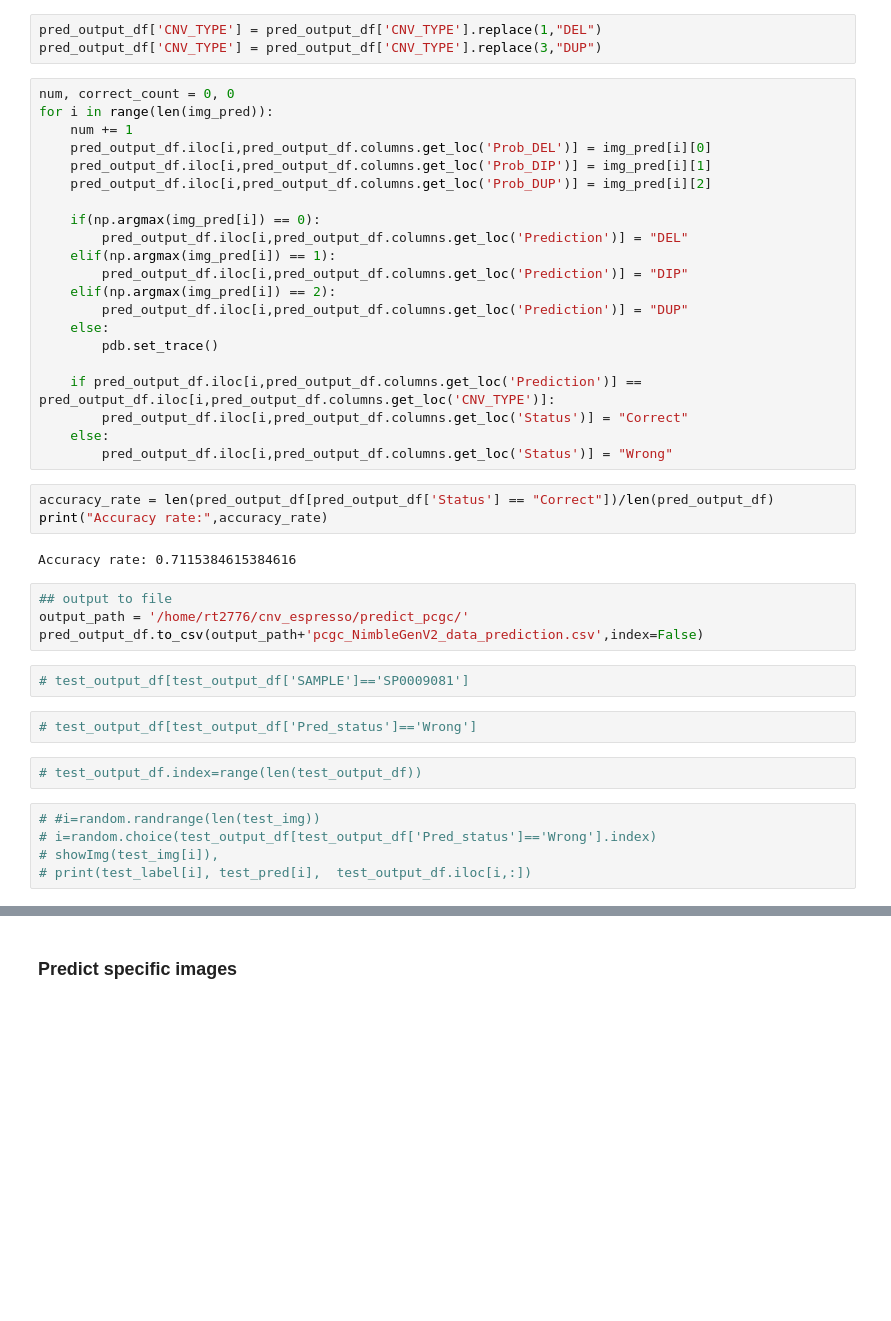
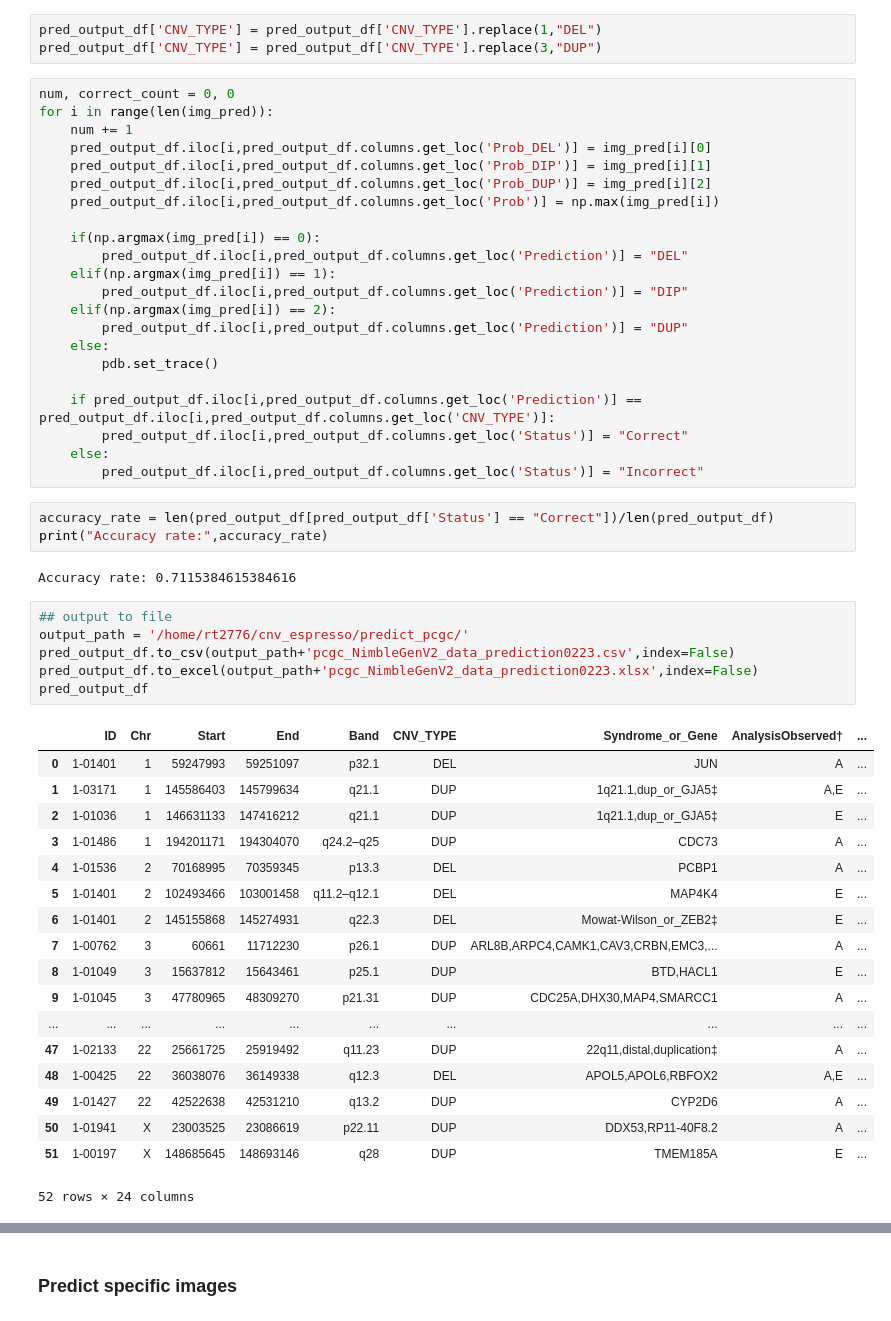
Before and after one commit to ShenLab/CNV-Espresso, a Jupyter notebook: src/prediction.ipynb, the cells around one changed output, grey strips where cells are left out. Saved outputs shown, nothing was run; the diff lists cells and outputs as text; blank space fills up the shorter version.

```diff
--- a/src/prediction.ipynb
+++ b/src/prediction.ipynb
@@ -357,6 +236,7 @@ for i in range(len(img_pred)):
     pred_output_df.iloc[i,pred_output_df.columns.get_loc('Prob_DEL')] = img_pred[i][0]
     pred_output_df.iloc[i,pred_output_df.columns.get_loc('Prob_DIP')] = img_pred[i][1]
     pred_output_df.iloc[i,pred_output_df.columns.get_loc('Prob_DUP')] = img_pred[i][2]
+    pred_output_df.iloc[i,pred_output_df.columns.get_loc('Prob')] = np.max(img_pred[i])
 
     if(np.argmax(img_pred[i]) == 0):
         pred_output_df.iloc[i,pred_output_df.columns.get_loc('Prediction')] = "DEL"
@@ -370,7 +250,7 @@ for i in range(len(img_pred)):
     if pred_output_df.iloc[i,pred_output_df.columns.get_loc('Prediction')] == pred_output_df.iloc[i,pred_output_df.columns.get_loc('CNV_TYPE')]:
         pred_output_df.iloc[i,pred_output_df.columns.get_loc('Status')] = "Correct"
     else:
-        pred_output_df.iloc[i,pred_output_df.columns.get_loc('Status')] = "Wrong"
+        pred_output_df.iloc[i,pred_output_df.columns.get_loc('Status')] = "Incorrect"
 # %%
 accuracy_rate = len(pred_output_df[pred_output_df['Status'] == "Correct"])/len(pred_output_df)
 print("Accuracy rate:",accuracy_rate)
@@ -379,15 +259,25 @@ Accuracy rate: 0.7115384615384616
 # %%
 ## output to file
 output_path = '/home/rt2776/cnv_espresso/predict_pcgc/'
-pred_output_df.to_csv(output_path+'pcgc_NimbleGenV2_data_prediction.csv',index=False)
+pred_output_df.to_csv(output_path+'pcgc_NimbleGenV2_data_prediction0223.csv',index=False)
+pred_output_df.to_excel(output_path+'pcgc_NimbleGenV2_data_prediction0223.xlsx',index=False)
+pred_output_df
+# %% [output]
+|  | ID | Chr | Start | End | Band | CNV_TYPE | Syndrome_or_Gene | AnalysisObserved† | ... |
+| 0 | 1-01401 | 1 | 59247993 | 59251097 | p32.1 | DEL | JUN | A | ... |
+| 1 | 1-03171 | 1 | 145586403 | 145799634 | q21.1 | DUP | 1q21.1,dup_or_GJA5‡ | A,E | ... |
+| 2 | 1-01036 | 1 | 146631133 | 147416212 | q21.1 | DUP | 1q21.1,dup_or_GJA5‡ | E | ... |
+| 3 | 1-01486 | 1 | 194201171 | 194304070 | q24.2–q25 | DUP | CDC73 | A | ... |
+| 4 | 1-01536 | 2 | 70168995 | 70359345 | p13.3 | DEL | PCBP1 | A | ... |
+| 5 | 1-01401 | 2 | 102493466 | 103001458 | q11.2–q12.1 | DEL | MAP4K4 | E | ... |
+| 6 | 1-01401 | 2 | 145155868 | 145274931 | q22.3 | DEL | Mowat-Wilson_or_ZEB2‡ | E | ... |
+| 7 | 1-00762 | 3 | 60661 | 11712230 | p26.1 | DUP | ARL8B,ARPC4,CAMK1,CAV3,CRBN,EMC3,... | A | ... |
+| 8 | 1-01049 | 3 | 15637812 | 15643461 | p25.1 | DUP | BTD,HACL1 | E | ... |
+| 9 | 1-01045 | 3 | 47780965 | 48309270 | p21.31 | DUP | CDC25A,DHX30,MAP4,SMARCC1 | A | ... |
+| ... | ... | ... | ... | ... | ... | ... | ... | ... | ... |
+| 47 | 1-02133 | 22 | 25661725 | 25919492 | q11.23 | DUP | 22q11,distal,duplication‡ | A | ... |
+| 48 | 1-00425 | 22 | 36038076 | 36149338 | q12.3 | DEL | APOL5,APOL6,RBFOX2 | A,E | ... |
+| 49 | 1-01427 | 22 | 42522638 | 42531210 | q13.2 | DUP | CYP2D6 | A | ... |
+| 50 | 1-01941 | X | 23003525 | 23086619 | p22.11 | DUP | DDX53,RP11-40F8.2 | A | ... |
+| 51 | 1-00197 | X | 148685645 | 148693146 | q28 | DUP | TMEM185A | E | ... |
+52 rows × 24 columns
-# %%
-# test_output_df[test_output_df['SAMPLE']=='SP0009081']
-# %%
-# test_output_df[test_output_df['Pred_status']=='Wrong']
-# %%
-# test_output_df.index=range(len(test_output_df))
-# %%
-# #i=random.randrange(len(test_img))
-# i=random.choice(test_output_df[test_output_df['Pred_status']=='Wrong'].index)
-# showImg(test_img[i]),
-# print(test_label[i], test_pred[i],  test_output_df.iloc[i,:])
```
Also changed, not shown: parts of 29 cells of this notebook, 4 other files.
